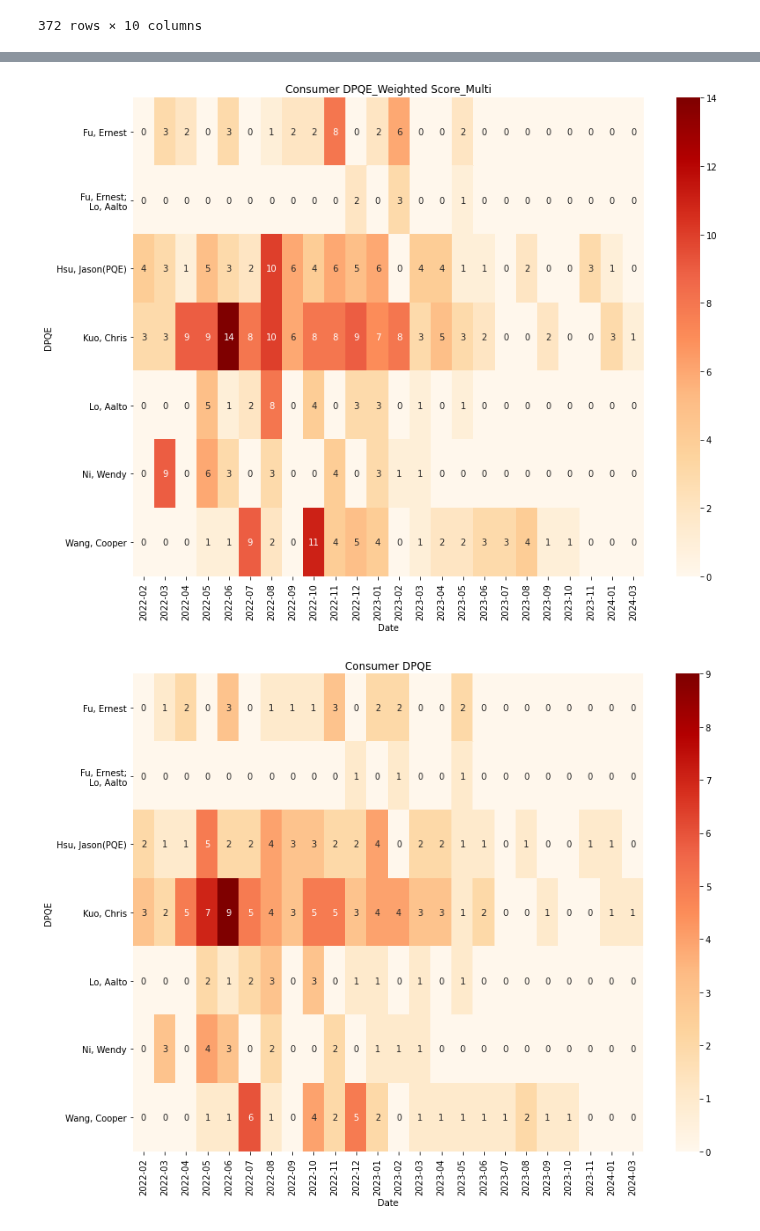
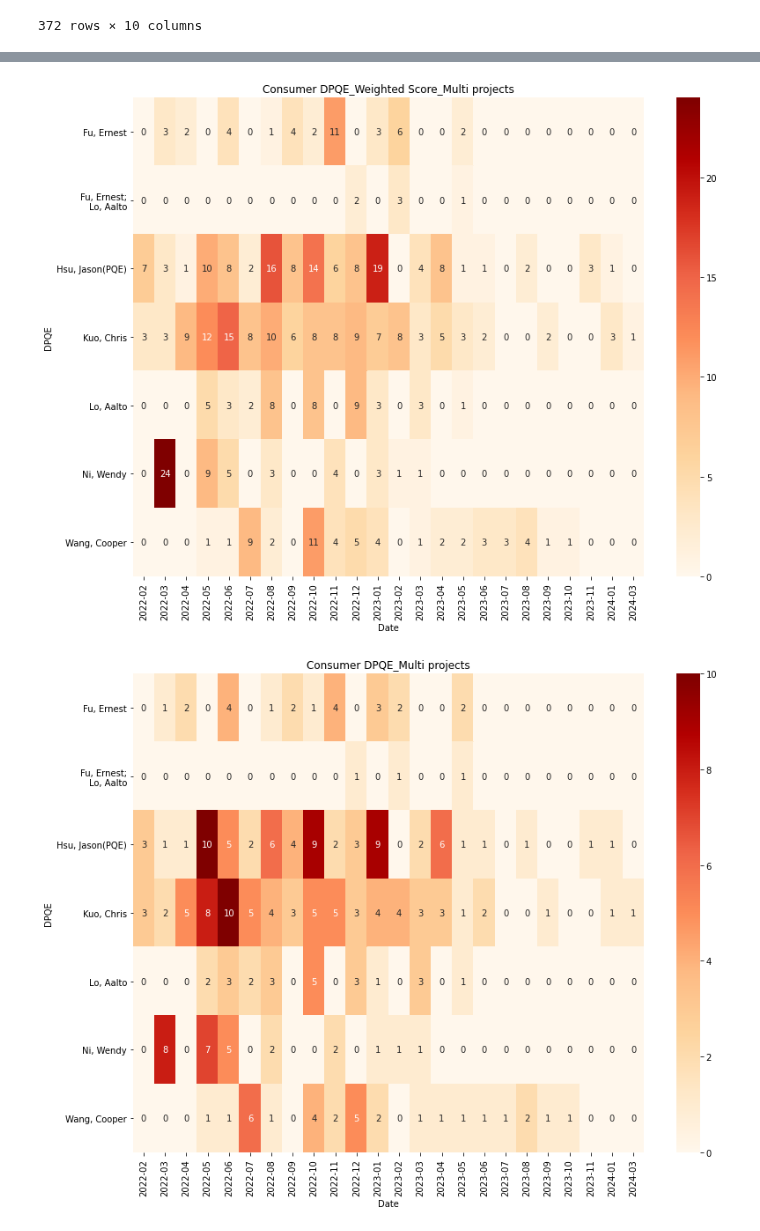
Before and after one commit to CPWRF/Projects, a Jupyter notebook: GMLA loading analysis/PID_PMsystem_PRweb/Loading analysis_PID_PMsystem.ipynb, the cells around one changed output, grey strips where cells are left out. Cells and saved outputs as stored; diff of their text form; code cells hidden in the pictures.

```diff
--- a/GMLA loading analysis/PID_PMsystem_PRweb/Loading analysis_PID_PMsystem.ipynb
+++ b/GMLA loading analysis/PID_PMsystem_PRweb/Loading analysis_PID_PMsystem.ipynb
@@ -81,7 +81,7 @@ pid_cft_multi
 | 371 | Automotive | PDP | zumo XT2 | Mass Production | 2023-02-06 | Ni, Wendy | 1 | ... |
 372 rows × 9 columns
 # %%
-pid_cft_multi['weighted_score_counts'] = pid_cft_multi['weighted_score']*pid_cft_multi['Project counts']
+pid_cft_multi['weighted_score_multi projects'] = pid_cft_multi['weighted_score']*pid_cft_multi['Project counts']
 # %%
 pid_cft_multi
 # %% [output]
@@ -132,14 +149,14 @@ df_consumer_dpqe.groupby(['DPQE','Date']).agg({'weighted_score':'sum', 'Project
 # %%
 plt.figure(figsize=(13,10))
-sns.heatmap(df_consumer_dpqe.groupby(['DPQE','Date']).sum()['weighted_score'].unstack(fill_value=0),cmap="OrRd", annot=True).set(title='Consumer DPQE_Weighted Score_Multi');
+sns.heatmap(df_consumer_dpqe.groupby(['DPQE','Date']).sum()['weighted_score_multi projects'].unstack(fill_value=0),cmap="OrRd", annot=True).set(title='Consumer DPQE_Weighted Score_Multi projects');
 #plt.savefig('Consumer DPQE',bbox_inches = "tight")
 # %% [output]
-[figure, old version]
+[figure, new version]
 # %%
 plt.figure(figsize=(13,10))
-sns.heatmap(df_consumer_dpqe.groupby(['DPQE','Date']).count()['Project Name'].unstack(fill_value=0),cmap="OrRd", annot=True).set(title='Consumer DPQE');
+sns.heatmap(df_consumer_dpqe.groupby(['DPQE','Date']).sum()['Project counts'].unstack(fill_value=0),cmap="OrRd", annot=True).set(title='Consumer DPQE_Multi projects');
 # %% [output]
-[figure, old version]
+[figure, new version]
 # %%
 df_consumer_dpqe_project = df_consumer_dpqe.groupby(['DPQE','Date','Project Name']).sum().sort_index()
 df_consumer_dpqe_project
```
Also changed, not shown: parts of 4 cells of this notebook, 1 other file.
